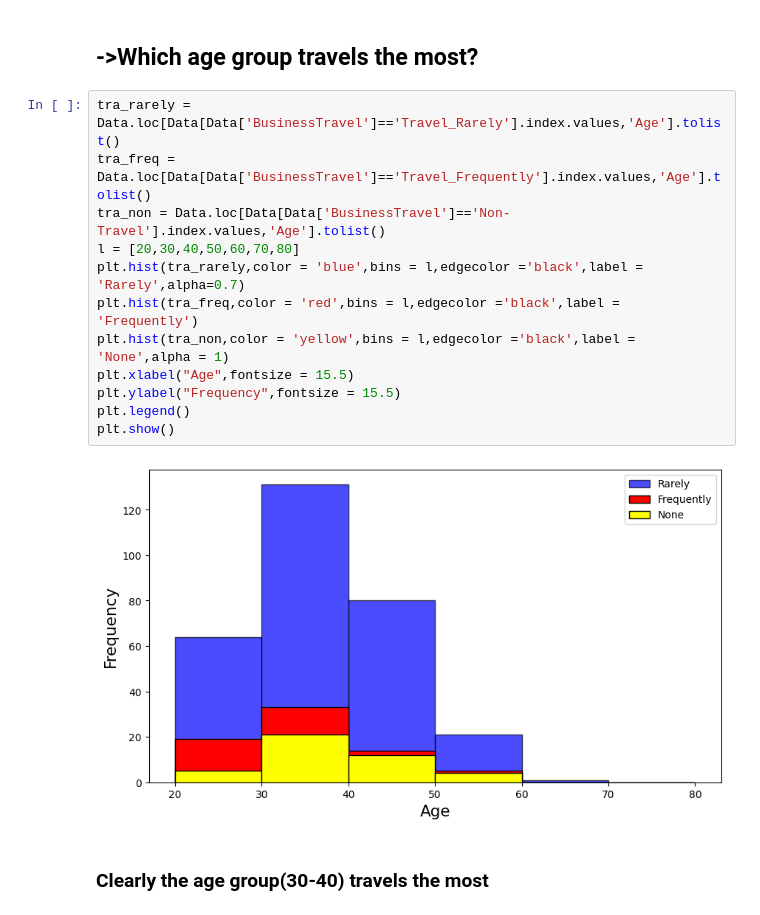
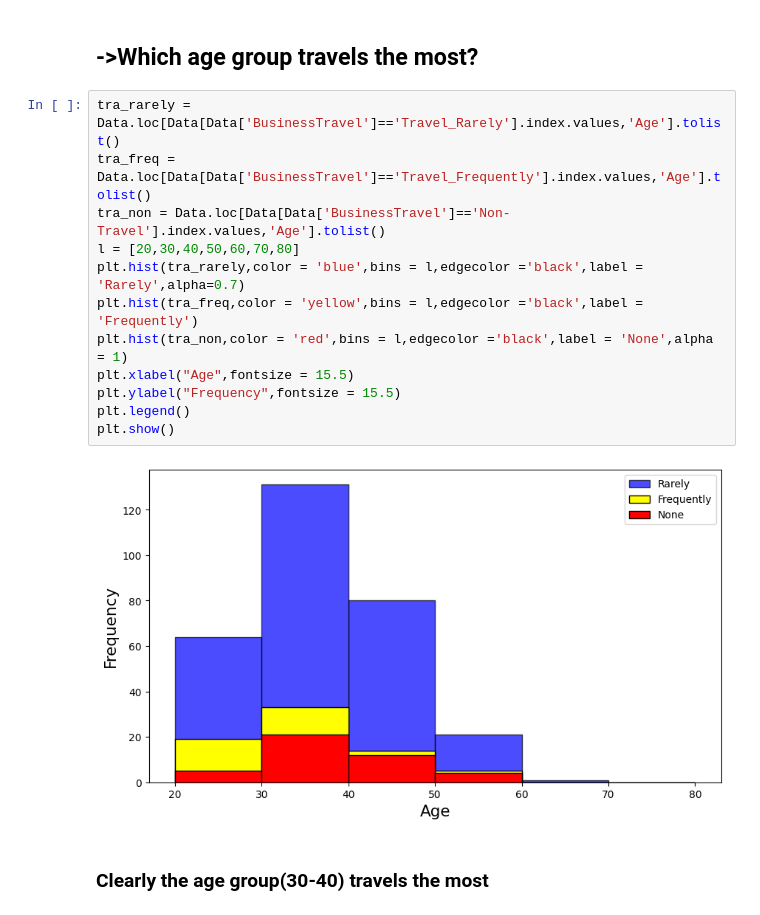
Before and after one commit to DeeZ-art/EDA-Emplyee_Dataset, a Jupyter notebook: EDA(Emplpoyee).ipynb, the cells around one changed output. Saved outputs shown, nothing was run; the diff lists cells and outputs as text.

```diff
--- a/EDA(Emplpoyee).ipynb
+++ b/EDA(Emplpoyee).ipynb
@@ -25,17 +25,17 @@ Data
 # %%
 tra_rarely = Data.loc[Data[Data['BusinessTravel']=='Travel_Rarely'].index.values,'Age'].tolist()
 tra_freq = Data.loc[Data[Data['BusinessTravel']=='Travel_Frequently'].index.values,'Age'].tolist()
 tra_non = Data.loc[Data[Data['BusinessTravel']=='Non-Travel'].index.values,'Age'].tolist()
 l = [20,30,40,50,60,70,80]
 plt.hist(tra_rarely,color = 'blue',bins = l,edgecolor ='black',label = 'Rarely',alpha=0.7)
-plt.hist(tra_freq,color = 'red',bins = l,edgecolor ='black',label = 'Frequently')
-plt.hist(tra_non,color = 'yellow',bins = l,edgecolor ='black',label = 'None',alpha = 1)
+plt.hist(tra_freq,color = 'yellow',bins = l,edgecolor ='black',label = 'Frequently')
+plt.hist(tra_non,color = 'red',bins = l,edgecolor ='black',label = 'None',alpha = 1)
 plt.xlabel("Age",fontsize = 15.5)
 plt.ylabel("Frequency",fontsize = 15.5)
 plt.legend()
 plt.show()
 # %% [output]
-[figure, old version]
+[figure, new version]
 # %% [markdown]
 ### Clearly the age group(30-40) travels the most
 # %% [markdown]
```
Also changed, not shown: parts of 3 cells of this notebook.
